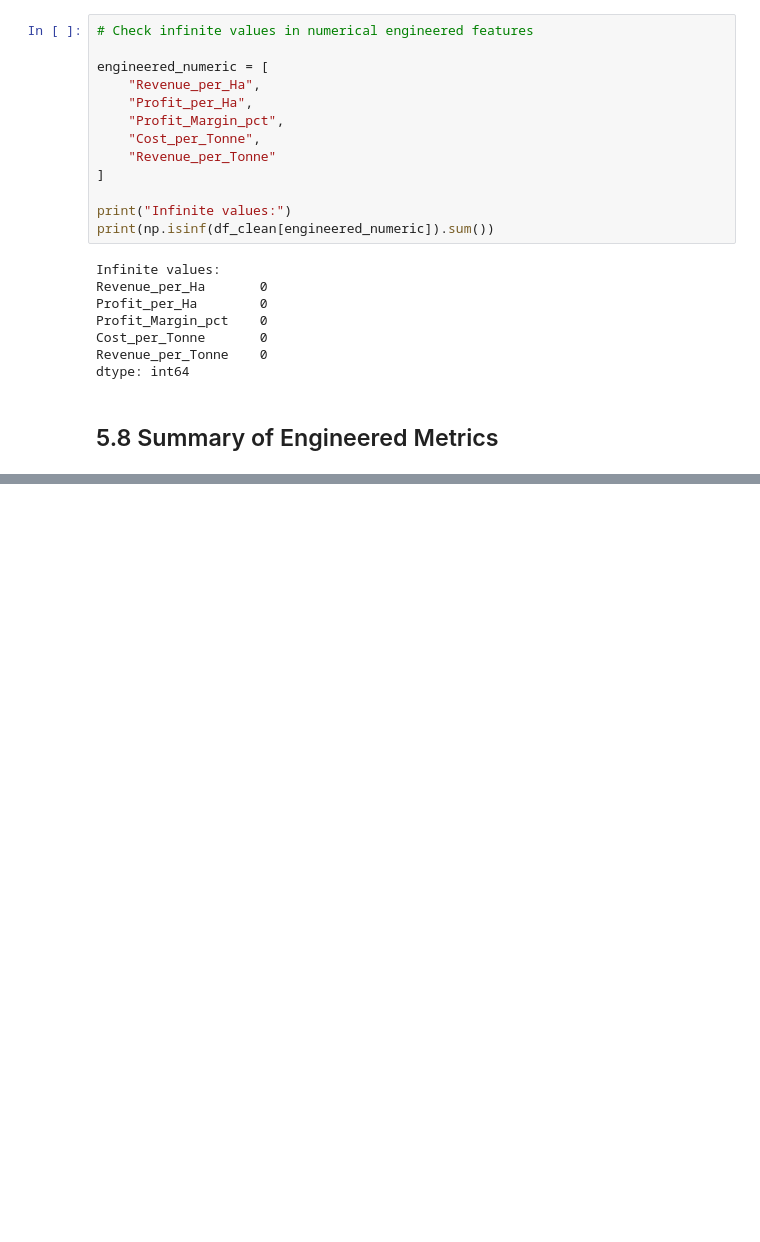
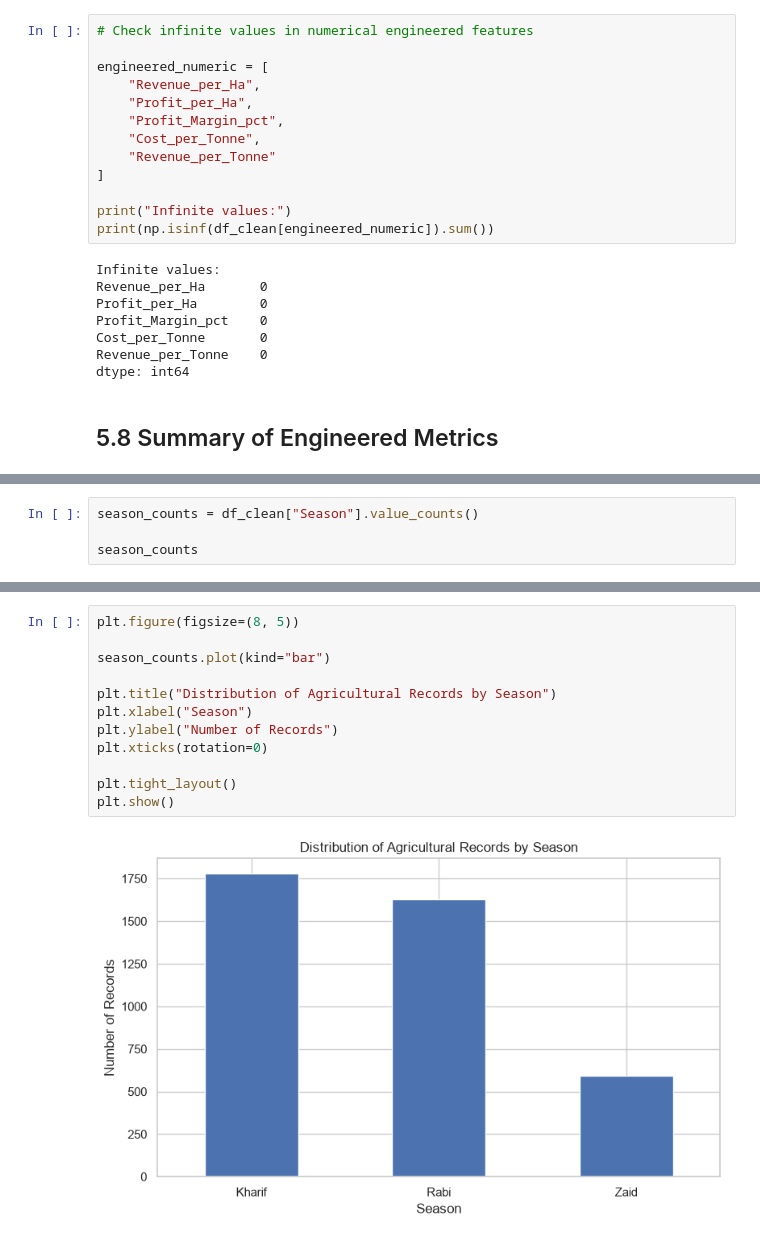
Before and after one commit to TharunPranav2007/Seasonal-Agriculture-Performance-Analysis, a Jupyter notebook: notebooks/seasonal_agriculture_analysis.ipynb, the cells around one changed output, grey strips where cells are left out. Drawn from its saved outputs; the diff is of its cells as text; blank space fills up the shorter version.

Commit message:
feat: add seasonal performance analysis

```diff
--- a/notebooks/seasonal_agriculture_analysis.ipynb
+++ b/notebooks/seasonal_agriculture_analysis.ipynb
@@ -770,0 +797,4 @@ df_clean[engineered_columns].describe().T
+# %%
+season_counts = df_clean["Season"].value_counts()
+
+season_counts
@@ -770,0 +822,14 @@ df_clean[engineered_columns].describe().T
+# %%
+plt.figure(figsize=(8, 5))
+
+season_counts.plot(kind="bar")
+
+plt.title("Distribution of Agricultural Records by Season")
+plt.xlabel("Season")
+plt.ylabel("Number of Records")
+plt.xticks(rotation=0)
+
+plt.tight_layout()
+plt.show()
+# %% [output]
+[figure, added]
```
Also changed, not shown: parts of 55 cells of this notebook.
